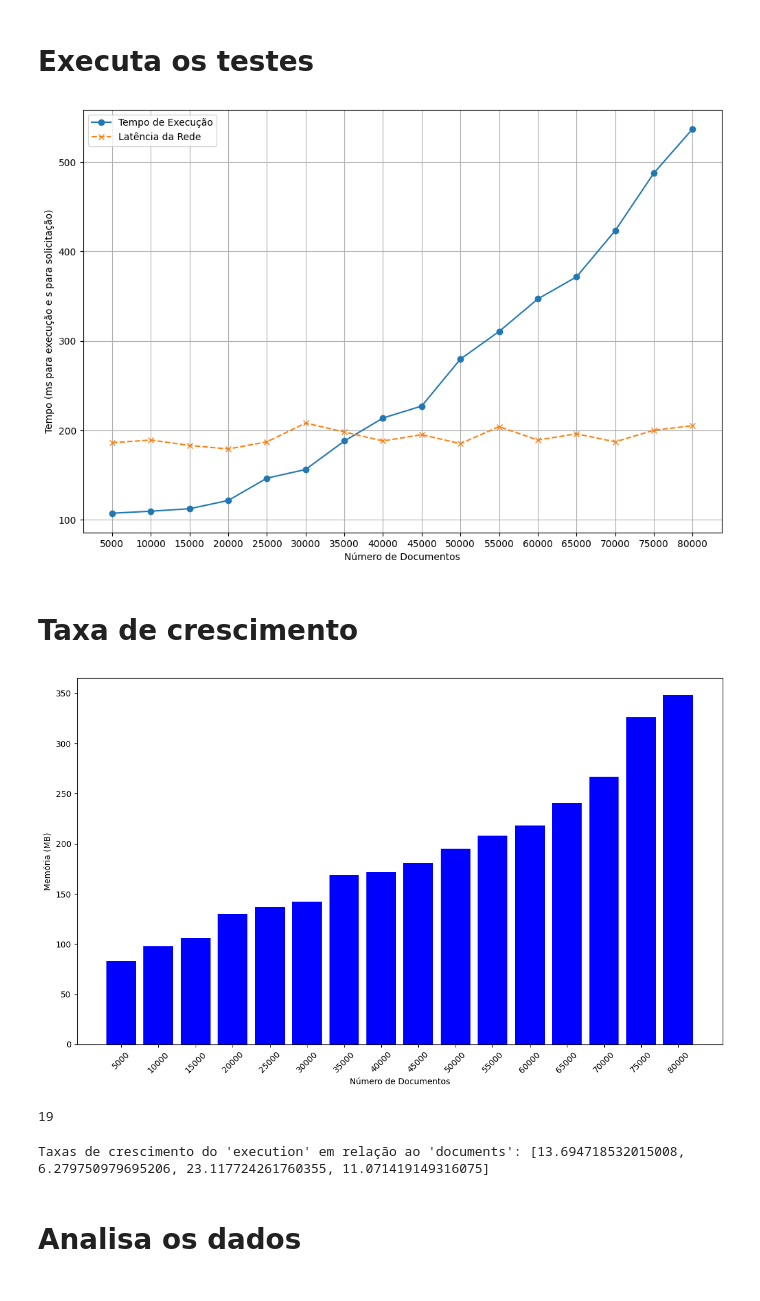
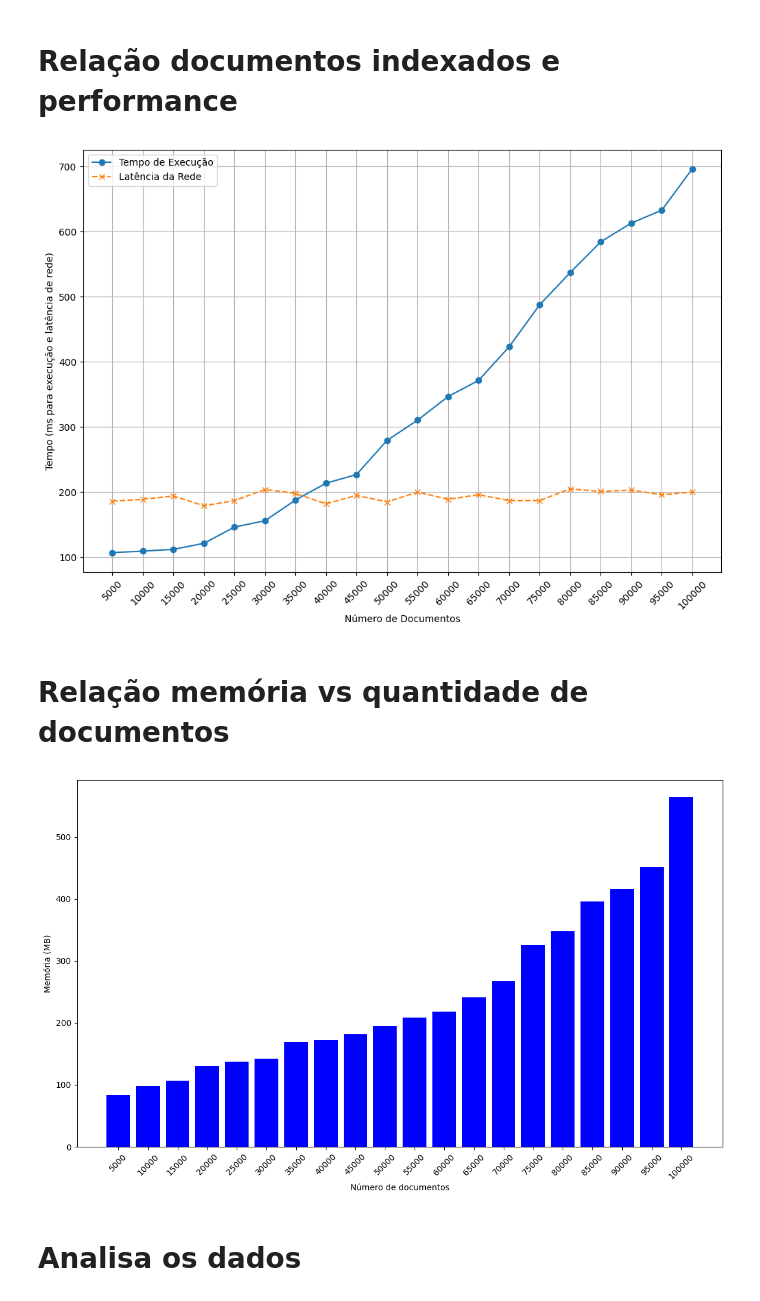
Before and after one commit to sira-serverless-ir-arch/ir-evaluation, a Jupyter notebook: performance.ipynb, the cells around one changed output. Drawn from its saved outputs; the diff is of its cells as text; code cells hidden in the pictures.

Commit message:
Evaluation performance

```diff
--- a/performance.ipynb
+++ b/performance.ipynb
@@ -1,5 +1,5 @@
-# %% [markdown]
-# Executa os testes
+# %% [markdown]
+# Relação documentos indexados e performance
 # %%
 import matplotlib.pyplot as plt
 
@@ -7,48 +7,52 @@ import matplotlib.pyplot as plt
 data = [
     {"documents": 5000, "execution": 107.07855900000001, "request": 186, "memory": 83},
     {"documents": 10000, "execution": 109.3720069, "request": 189, "memory": 98},
-    {"documents": 15000, "execution": 112.11860349999999, "request": 183, "memory": 106},
+    {"documents": 15000, "execution": 112.11860349999999, "request": 194, "memory": 106},
     {"documents": 20000, "execution": 121.34456579999998, "request": 179, "memory": 130},
     {"documents": 25000, "execution": 146.3496952, "request": 187, "memory": 137},
-    {"documents": 30000, "execution": 156.0393887, "request": 208, "memory": 142},
+    {"documents": 30000, "execution": 156.0393887, "request": 204, "memory": 142},
     {"documents": 35000, "execution": 187.8948453, "request": 198, "memory": 169},
-    {"documents": 40000, "execution": 213.6265155, "request": 188, "memory": 172},
+    {"documents": 40000, "execution": 213.6265155, "request": 182, "memory": 172},
     {"documents": 45000, "execution": 227.04172870000002, "request": 195, "memory": 181},
     {"documents": 50000, "execution": 279.5286095, "request": 185, "memory": 195},
-    {"documents": 55000, "execution": 310.4763935, "request": 204, "memory": 208},
+    {"documents": 55000, "execution": 310.4763935, "request": 200, "memory": 208},
     {"documents": 60000, "execution": 346.8557527, "request": 189, "memory": 218},
     {"documents": 65000, "execution": 371.56693, "request": 196, "memory": 241},
     {"documents": 70000, "execution": 423.3088927, "request": 187, "memory": 267},
-    {"documents": 75000, "execution": 487.74575619999996, "request": 200, "memory": 326},
+    {"documents": 75000, "execution": 487.74575619999996, "request": 187, "memory": 326},
     {"documents": 80000, "execution": 537.1384805, "request": 205, "memory": 348},
+    {"documents": 85000, "execution": 584.4342528, "request": 201, "memory": 396},
+    {"documents": 90000, "execution": 613.1882497999999, "request": 203, "memory": 416},
+    {"documents": 95000, "execution": 632.9780696, "request": 196, "memory": 451},
+    {"documents": 100000, "execution": 696.5986052999999, "request": 200, "memory": 564},
 ]
 
 # Extrair os dados para listas separadas
 documents = [d["documents"] for d in data]
 execution = [d["execution"] for d in data]
 request = [d["request"] for d in data]
 memory = [d["memory"] for d in data]
 
 # Criar o gráfico de linhas com pontos para "execution" e "request"
 plt.figure(figsize=(12, 8))
 
 plt.plot(documents, execution, marker='o', linestyle='-', label='Tempo de Execução')
 plt.plot(documents, request, marker='x', linestyle='--', label='Latência da Rede')
 
 # Personalizações
-plt.xlabel('Número de Documentos')
-plt.ylabel('Tempo (ms para execução e s para solicitação)')
+plt.xlabel('Número de documentos')
+plt.ylabel('Tempo (ms para execução e latência de rede)')
 # plt.title('Número de Documentos vs Tempo de Execução')
-plt.xticks(documents)  # Ajusta os rótulos do eixo x para mostrar apenas os valores de "documents"
+plt.xticks(documents, rotation=45)  # Ajusta os rótulos do eixo x para mostrar apenas os valores de "documents"
 plt.legend()
 plt.grid(True)
 
 # Mostrar o gráfico
 plt.show()
 # %% [output]
-[figure, old version]
+[figure, new version]
-# %% [markdown]
-# Taxa de crescimento
+# %% [markdown]
+# Relação memória vs quantidade de documentos
 # %%
 import matplotlib.pyplot as plt
 
@@ -61,7 +65,7 @@ plt.figure(figsize=(14, 8))
 plt.bar(documents, memory, color='blue')
 
 # Etiquetas e títulos
-plt.xlabel('Número de Documentos')
+plt.xlabel('Número de documentos')
 plt.ylabel('Memória (MB)')
 # plt.title('Relação entre Número de Documentos e Memória')
 plt.xticks(rotation=45)  # Rotacionar os rótulos do eixo x para melhor visibilidade
@@ -69,33 +73,4 @@ plt.xticks(rotation=45)  # Rotacionar os rótulos do eixo x para melhor visibili
 # Mostrar o gráfico
 plt.show()
 # %% [output]
-[figure, old version]
+[figure, new version]
-# %%
-310-291
-# %% [output]
-19
-# %%
-# Dados fornecidos
-data = [
-    {"documents": 35000, "execution": 187.8948453},
-    {"documents": 40000, "execution": 213.6265155},
-    {"documents": 45000, "execution": 227.0417287},
-    {"documents": 50000, "execution": 279.5286095},
-    {"documents": 55000, "execution": 310.4763935}
-]
-
-# Ordenar os dados por 'documents'
-data.sort(key=lambda x: x["documents"])
-
-# Calcular a taxa de crescimento para cada par de pontos consecutivos
-growth_rates = []
-for i in range(1, len(data)):
-    initial_value = data[i-1]["execution"]
-    final_value = data[i]["execution"]
-    growth_rate = ((final_value - initial_value) / initial_value) * 100
-    growth_rates.append(growth_rate)
-
-# Exibir as taxas de crescimento
-print("Taxas de crescimento do 'execution' em relação ao 'documents':", growth_rates)
-# %% [output]
-Taxas de crescimento do 'execution' em relação ao 'documents': [13.694718532015008, 6.279750979695206, 23.117724261760355, 11.071419149316075]
```
Also changed, not shown: parts of 2 cells of this notebook, 3 other files.
